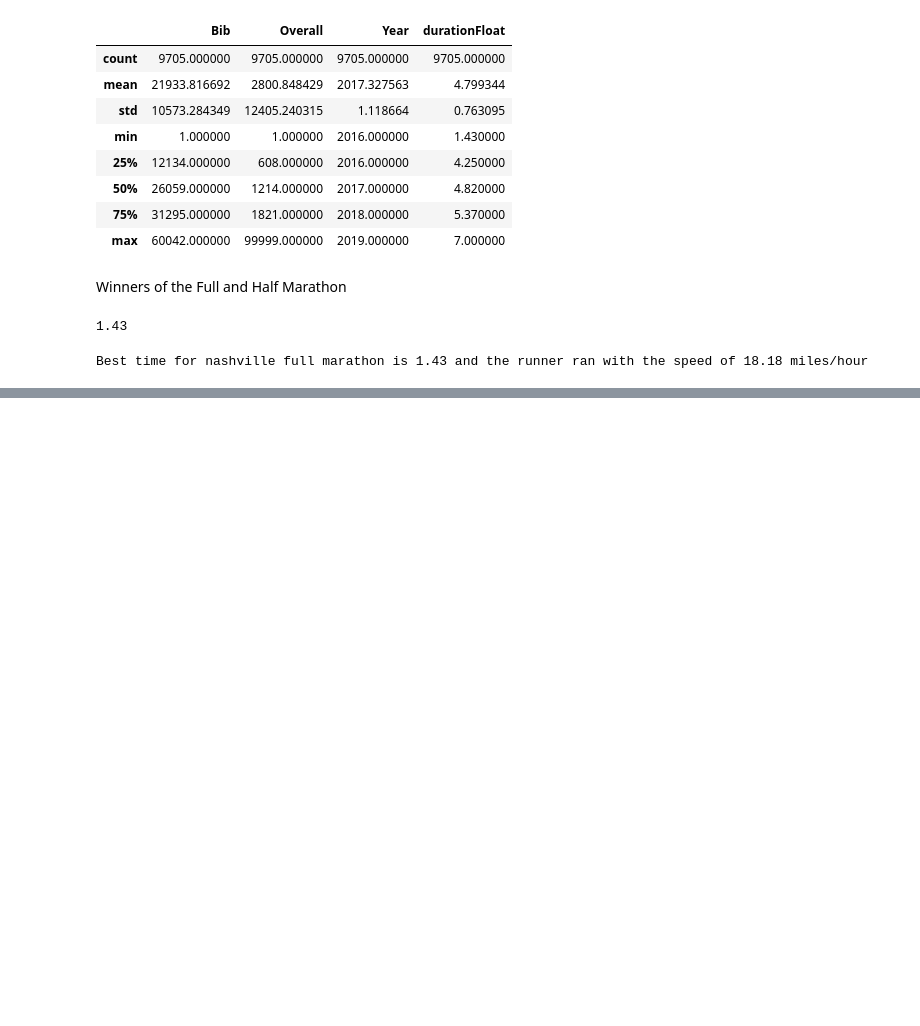
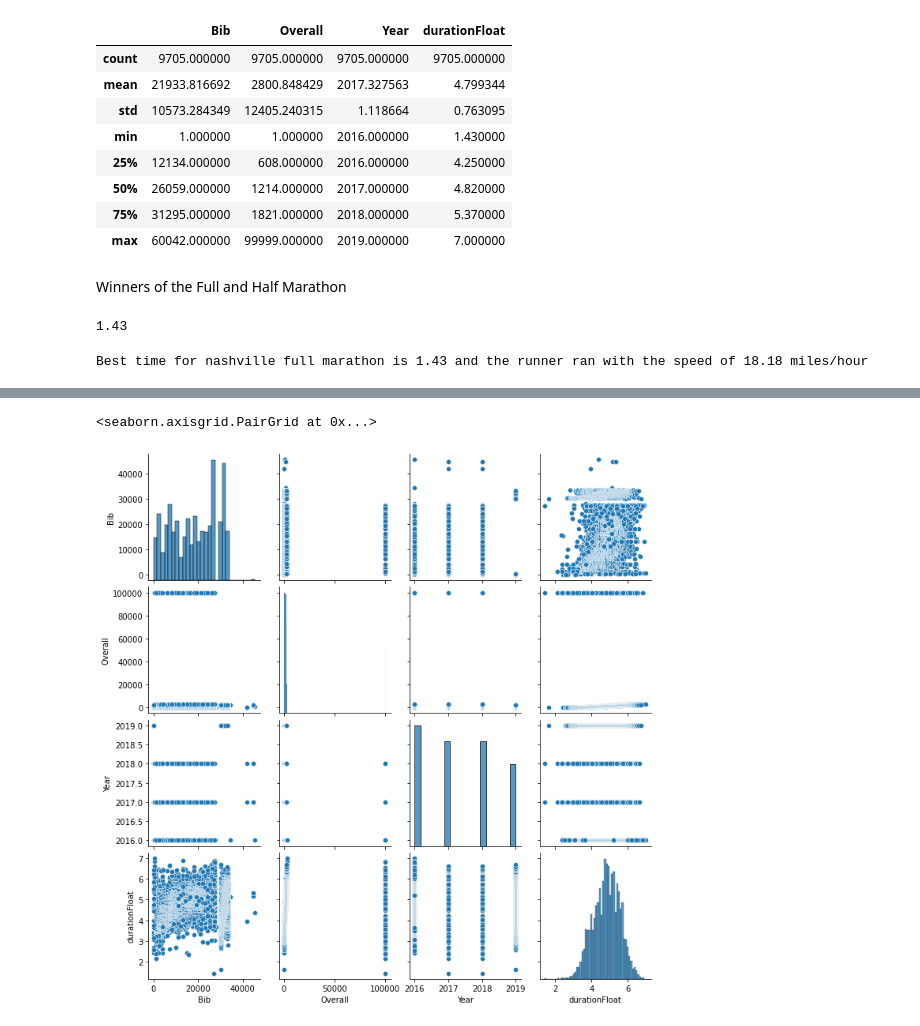
Before and after one commit to abcarlisle22/web-scraping-marathon-data-abcarlisle22, a Jupyter notebook: Marathon_Project_Webscrapping.ipynb, the cells around one changed output, grey strips where cells are left out. Drawn from its saved outputs; the diff is of its cells as text; code cells hidden in the pictures; blank space fills up the shorter version.

```diff
--- a/Marathon_Project_Webscrapping.ipynb
+++ b/Marathon_Project_Webscrapping.ipynb
@@ -1231,0 +1234,6 @@ Best time for nashville full marathon is 1.43 and the runner ran with the speed
+# %%
+final_2017_half['Year']=2017
+# %%
+final_2018_half['Year']=2018
+# %%
+final_2019_half['Year']=2019
@@ -1231,0 +1249,2 @@ Best time for nashville full marathon is 1.43 and the runner ran with the speed
+# %%
+half_marathon =pd.concat([final_2016_half,final_2017_half,final_2018_half,final_2019_half], ignore_index=True, sort=True)
@@ -1231,0 +1260,5 @@ Best time for nashville full marathon is 1.43 and the runner ran with the speed
+# %%
+sns.pairplot(half_marathon)
+# %% [output]
+<seaborn.axisgrid.PairGrid at 0x...>
+[figure, added]
```
Also changed, not shown: parts of 5 cells of this notebook.
